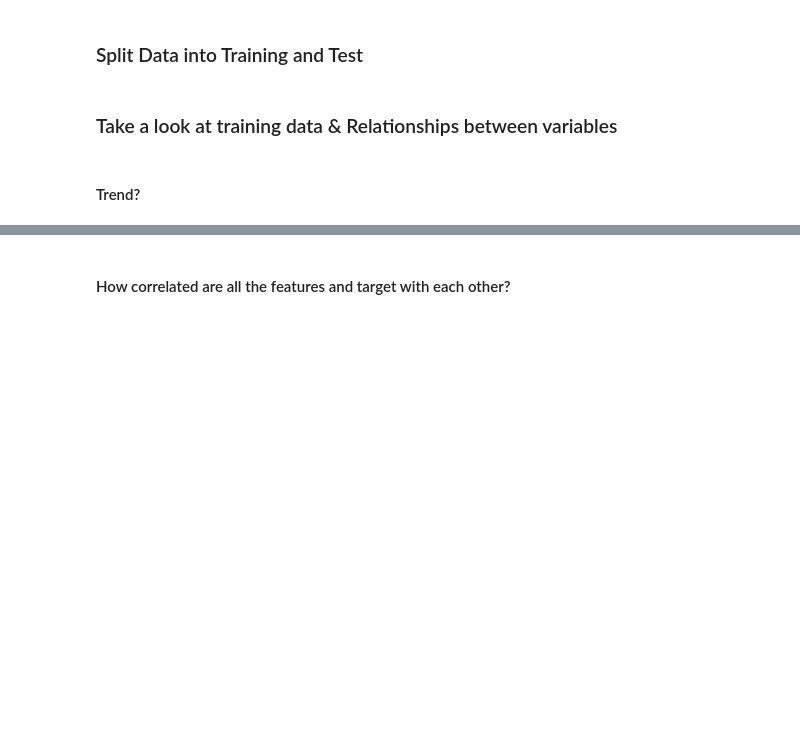
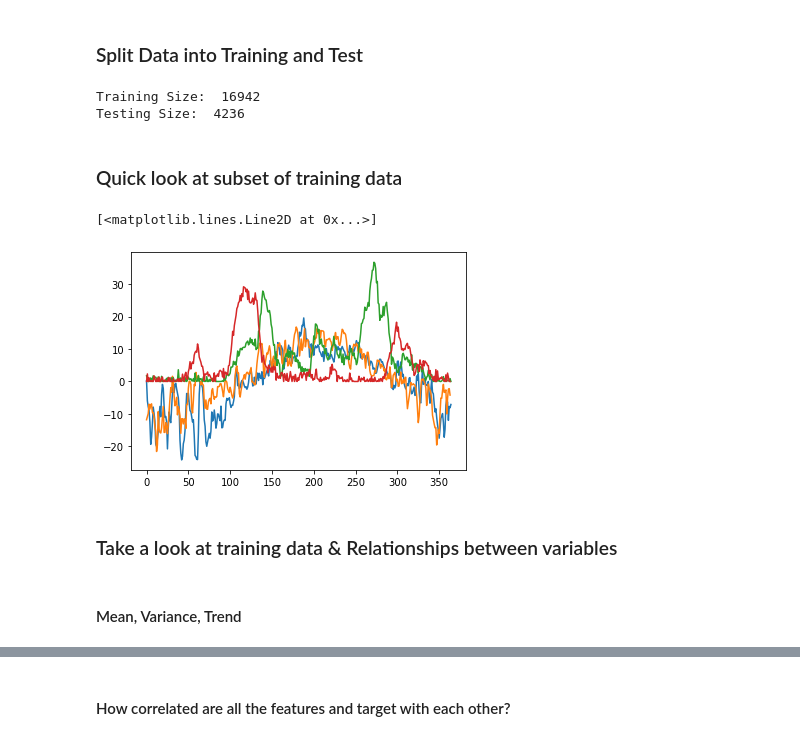
Before and after one commit to kpegion/riverflow, a Jupyter notebook: src/RiverFlow.ipynb, the cells around one changed output, grey strips where cells are left out. Drawn from its saved outputs; the diff is of its cells as text; code cells hidden in the pictures; blank space fills up the shorter version.

```diff
--- a/src/RiverFlow.ipynb
+++ b/src/RiverFlow.ipynb
@@ -157,17 +297,30 @@ print("features: ", nfeatures)
 # %% [markdown]
 ### Split Data into Training and Test
 # %%
-X_train, X_test, Y_train, Y_test = train_test_split(X,Y,train_size=0.8)
+X_train, X_test, Y_train, Y_test = train_test_split(X,Y,train_size=0.8,shuffle=False)
 
 ntrain=X_train.shape[0]
 ntest=X_test.shape[0]
 
 print('Training Size: ',ntrain)
 print('Testing Size: ',ntest)
+# %% [output]
+Training Size:  16942
+Testing Size:  4236
+# %% [markdown]
+### Quick look at subset of training data
+# %%
+plt.plot(X_train[0:365,10])
+plt.plot(X_train[366:730,10])
+plt.plot(Y_train[0:365])
+plt.plot(Y_train[366:730])
+# %% [output]
+[<matplotlib.lines.Line2D at 0x...>]
+[figure, added]
 # %% [markdown]
 ### Take a look at training data & Relationships between variables
 # %% [markdown]
-#### Trend?
+#### Mean, Variance, Trend
 # %%
 plt.figure(figsize=(8.5,11))
 y=np.arange(ntrain)
```
Also changed, not shown: parts of 52 cells of this notebook, 1 other file.
